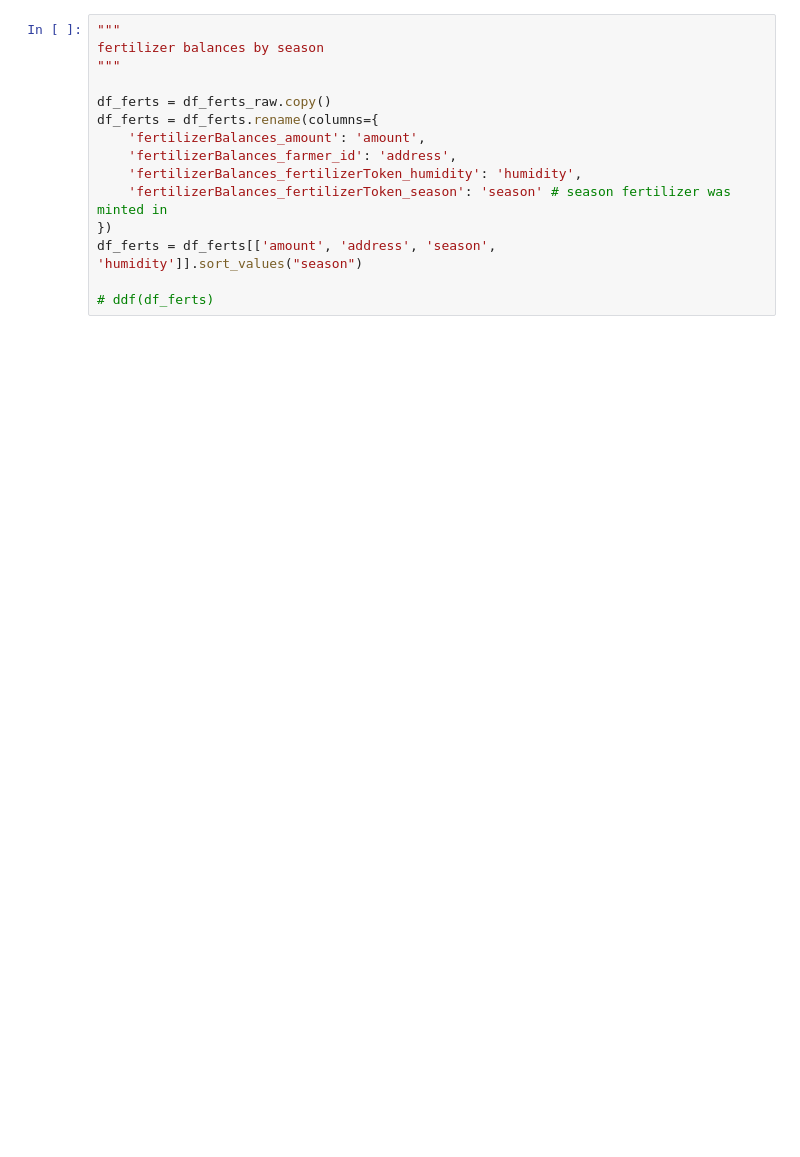
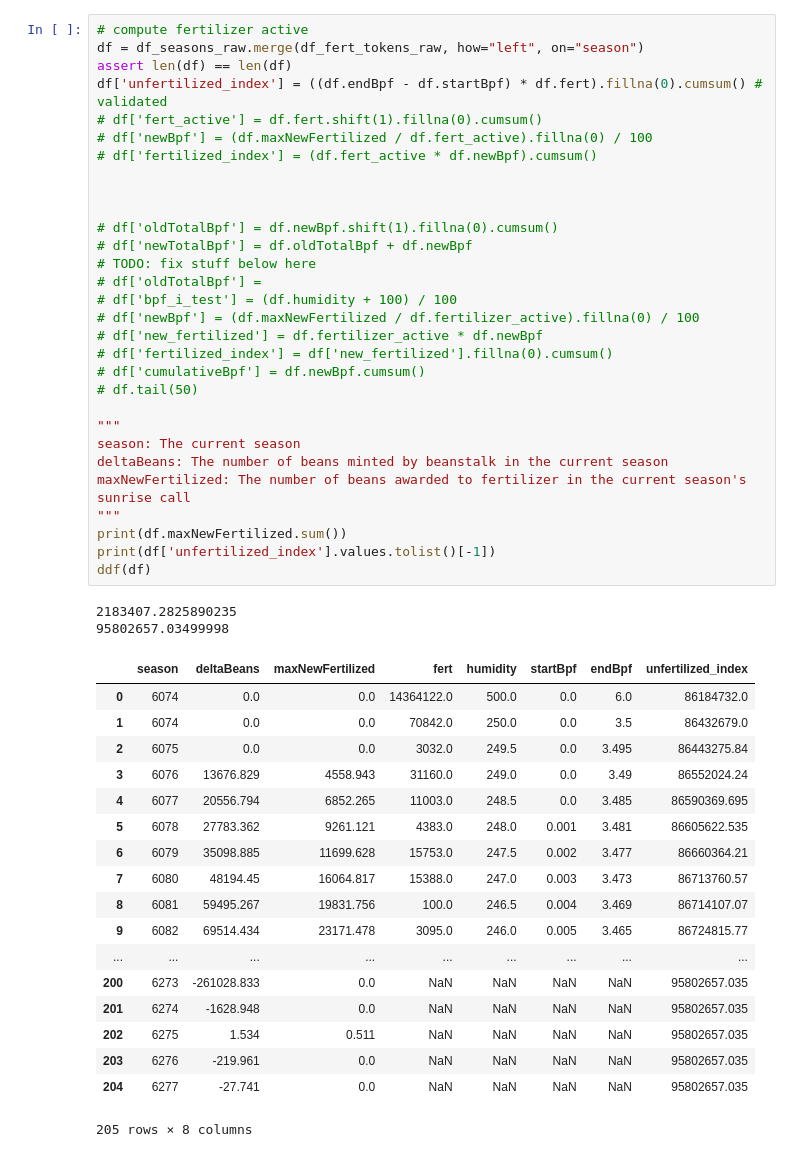
Before and after one commit to BeanstalkFarms/Beanstalk-Analytics, a Jupyter notebook: Fertilizer.ipynb, the cells around one changed output. Saved outputs shown, nothing was run; the diff lists cells and outputs as text; blank space fills up the shorter version.

```diff
--- a/Fertilizer.ipynb
+++ b/Fertilizer.ipynb
@@ -156,15 +202,51 @@ Index(['fertilizerBalances_id', 'fertilizerBalances_amount',
-# %%
-"""
-fertilizer balances by season
-"""
-
-df_ferts = df_ferts_raw.copy()
-df_ferts = df_ferts.rename(columns={
-    'fertilizerBalances_amount': 'amount',
-    'fertilizerBalances_farmer_id': 'address',
-    'fertilizerBalances_fertilizerToken_humidity': 'humidity',
-    'fertilizerBalances_fertilizerToken_season': 'season' # season fertilizer was minted in
-})
-df_ferts = df_ferts[['amount', 'address', 'season', 'humidity']].sort_values("season")
-
-# ddf(df_ferts)
+# %%
+# compute fertilizer active
+df = df_seasons_raw.merge(df_fert_tokens_raw, how="left", on="season")
+assert len(df) == len(df)
+df['unfertilized_index'] = ((df.endBpf - df.startBpf) * df.fert).fillna(0).cumsum() # validated
+# df['fert_active'] = df.fert.shift(1).fillna(0).cumsum()
+# df['newBpf'] = (df.maxNewFertilized / df.fert_active).fillna(0) / 100
+# df['fertilized_index'] = (df.fert_active * df.newBpf).cumsum()
+
+
+
+# df['oldTotalBpf'] = df.newBpf.shift(1).fillna(0).cumsum()
+# df['newTotalBpf'] = df.oldTotalBpf + df.newBpf
+# TODO: fix stuff below here
+# df['oldTotalBpf'] =
+# df['bpf_i_test'] = (df.humidity + 100) / 100
+# df['newBpf'] = (df.maxNewFertilized / df.fertilizer_active).fillna(0) / 100
+# df['new_fertilized'] = df.fertilizer_active * df.newBpf
+# df['fertilized_index'] = df['new_fertilized'].fillna(0).cumsum()
+# df['cumulativeBpf'] = df.newBpf.cumsum()
+# df.tail(50)
+
+"""
+season: The current season
+deltaBeans: The number of beans minted by beanstalk in the current season
+maxNewFertilized: The number of beans awarded to fertilizer in the current season's sunrise call
+"""
+print(df.maxNewFertilized.sum())
+print(df['unfertilized_index'].values.tolist()[-1])
+ddf(df)
+# %% [output]
+2183407.2825890235
+95802657.03499998
+|  | season | deltaBeans | maxNewFertilized | fert | humidity | startBpf | endBpf | unfertilized_index |
+| 0 | 6074 | 0.0 | 0.0 | 14364122.0 | 500.0 | 0.0 | 6.0 | 86184732.0 |
+| 1 | 6074 | 0.0 | 0.0 | 70842.0 | 250.0 | 0.0 | 3.5 | 86432679.0 |
+| 2 | 6075 | 0.0 | 0.0 | 3032.0 | 249.5 | 0.0 | 3.495 | 86443275.84 |
+| 3 | 6076 | 13676.829 | 4558.943 | 31160.0 | 249.0 | 0.0 | 3.49 | 86552024.24 |
+| 4 | 6077 | 20556.794 | 6852.265 | 11003.0 | 248.5 | 0.0 | 3.485 | 86590369.695 |
+| 5 | 6078 | 27783.362 | 9261.121 | 4383.0 | 248.0 | 0.001 | 3.481 | 86605622.535 |
+| 6 | 6079 | 35098.885 | 11699.628 | 15753.0 | 247.5 | 0.002 | 3.477 | 86660364.21 |
+| 7 | 6080 | 48194.45 | 16064.817 | 15388.0 | 247.0 | 0.003 | 3.473 | 86713760.57 |
+| 8 | 6081 | 59495.267 | 19831.756 | 100.0 | 246.5 | 0.004 | 3.469 | 86714107.07 |
+| 9 | 6082 | 69514.434 | 23171.478 | 3095.0 | 246.0 | 0.005 | 3.465 | 86724815.77 |
+| ... | ... | ... | ... | ... | ... | ... | ... | ... |
+| 200 | 6273 | -261028.833 | 0.0 | NaN | NaN | NaN | NaN | 95802657.035 |
+| 201 | 6274 | -1628.948 | 0.0 | NaN | NaN | NaN | NaN | 95802657.035 |
+| 202 | 6275 | 1.534 | 0.511 | NaN | NaN | NaN | NaN | 95802657.035 |
+| 203 | 6276 | -219.961 | 0.0 | NaN | NaN | NaN | NaN | 95802657.035 |
+| 204 | 6277 | -27.741 | 0.0 | NaN | NaN | NaN | NaN | 95802657.035 |
+205 rows × 8 columns
```
Also changed, not shown: parts of 12 cells of this notebook, 3 other files.
